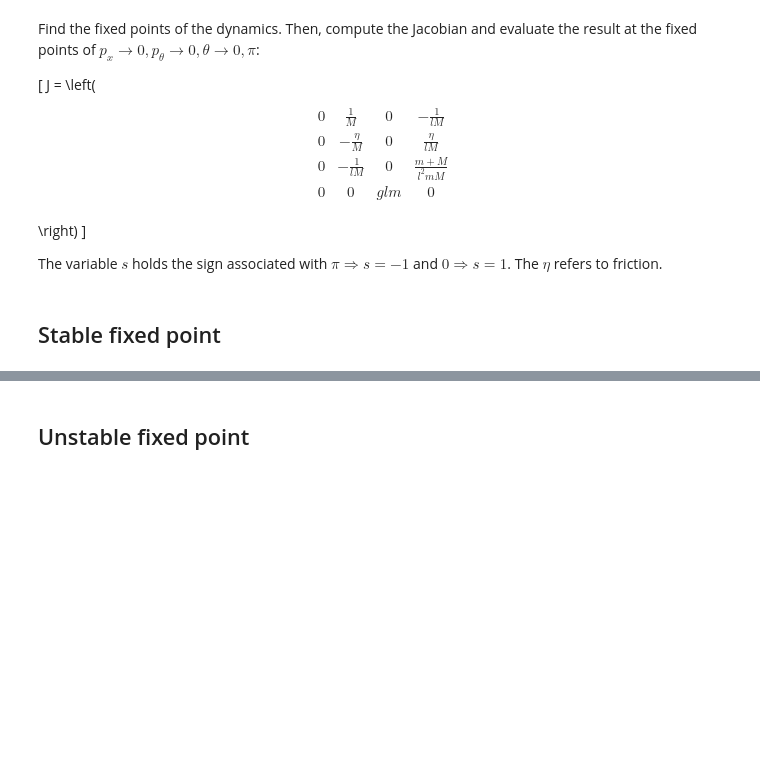
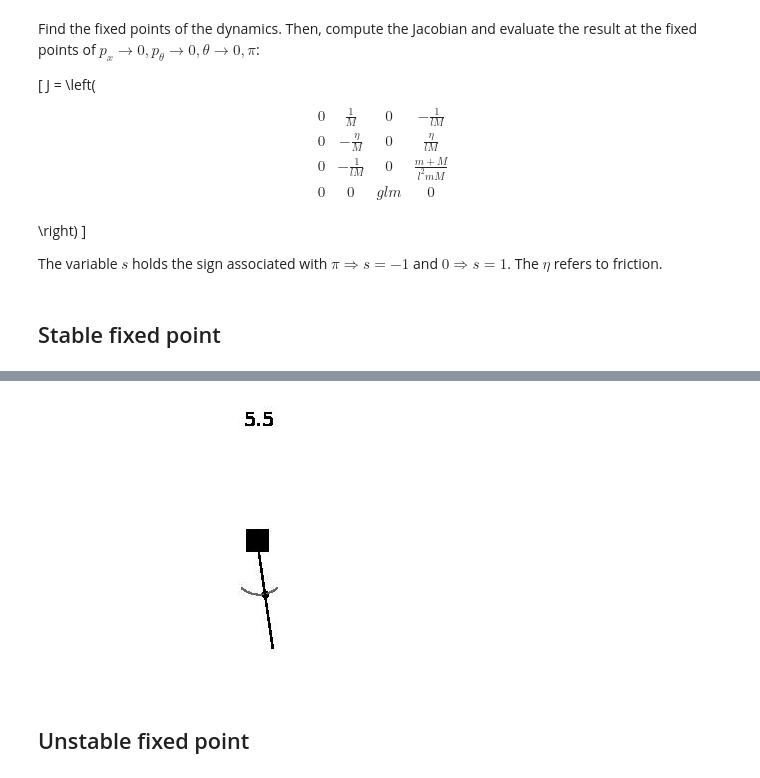
Before and after one commit to andgoldschmidt/cartpole, a Jupyter notebook: Cartpole_Controller.ipynb, the cells around one changed output, grey strips where cells are left out. Drawn from its saved outputs; the diff is of its cells as text; code cells hidden in the pictures; blank space fills up the shorter version.

```diff
--- a/Cartpole_Controller.ipynb
+++ b/Cartpole_Controller.ipynb
@@ -94,6 +98,5 @@ y0 = np.array([0, 0,np.pi+0.5,0])
 linear_res = np.array([sp.linalg.expm(c.A(-1) * t)@(y0-yf)+yf for t in time])
 x,px,th,pth = linear_res.T
 
-m = ch.movie_maker(c, x, th, time)
-HTML(m.animate(20).to_html5_video())
+ch.make_movie_with_buffer(c, x, th, time, tdiv=1)
 # %% [output]
@@ -101,3 +103,4 @@ HTML(m.animate(20).to_html5_video())
+[figure, added]
 # %% [markdown]
 ## Unstable fixed point
 # %%
```
Also changed, not shown: parts of 18 cells of this notebook, 1 other file.
